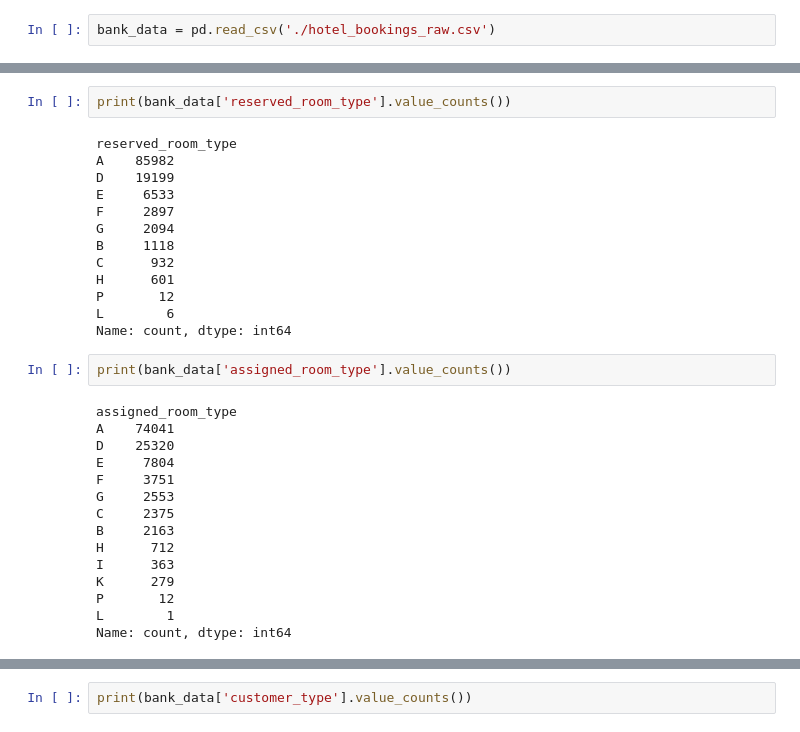
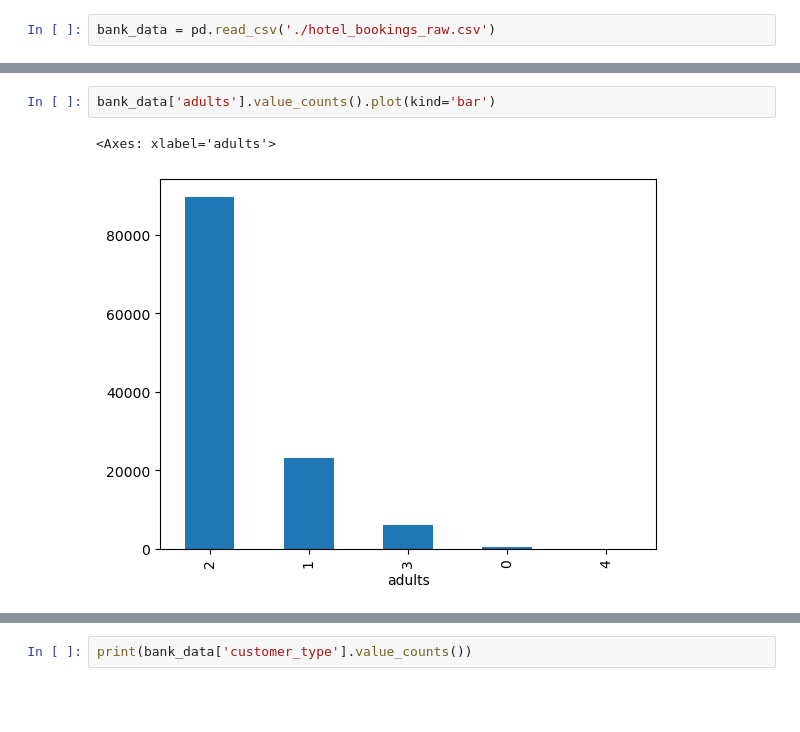
Before and after one commit to jbrunsell/Fintech-Project-1, a Jupyter notebook: data_clean_explore.ipynb, the cells around one changed output, grey strips where cells are left out. Saved outputs shown, nothing was run; the diff lists cells and outputs as text; blank space fills up the shorter version.

```diff
--- a/data_clean_explore.ipynb
+++ b/data_clean_explore.ipynb
@@ -137,32 +34,5 @@ Name: count, dtype: int64
-# %%
-print(bank_data['reserved_room_type'].value_counts())
-# %% [output]
-reserved_room_type
-A    85982
-D    19199
-E     6533
-F     2897
-G     2094
-B     1118
-C      932
-H      601
-P       12
-L        6
-Name: count, dtype: int64
-# %%
-print(bank_data['assigned_room_type'].value_counts())
-# %% [output]
-assigned_room_type
-A    74041
-D    25320
-E     7804
-F     3751
-G     2553
-C     2375
-B     2163
-H      712
-I      363
-K      279
-P       12
-L        1
-Name: count, dtype: int64
+# %%
+bank_data['adults'].value_counts().plot(kind='bar')
+# %% [output]
+<Axes: xlabel='adults'>
+[figure, added]
```
Also changed, not shown: parts of 25 cells of this notebook, 2 other files.
